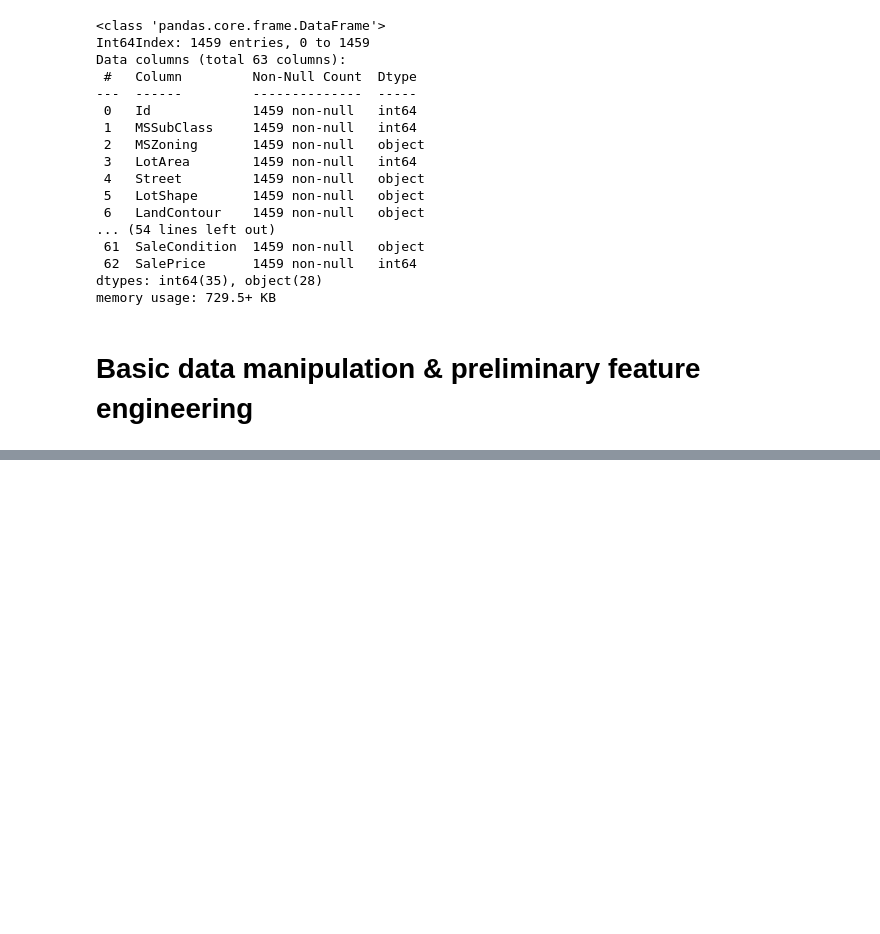
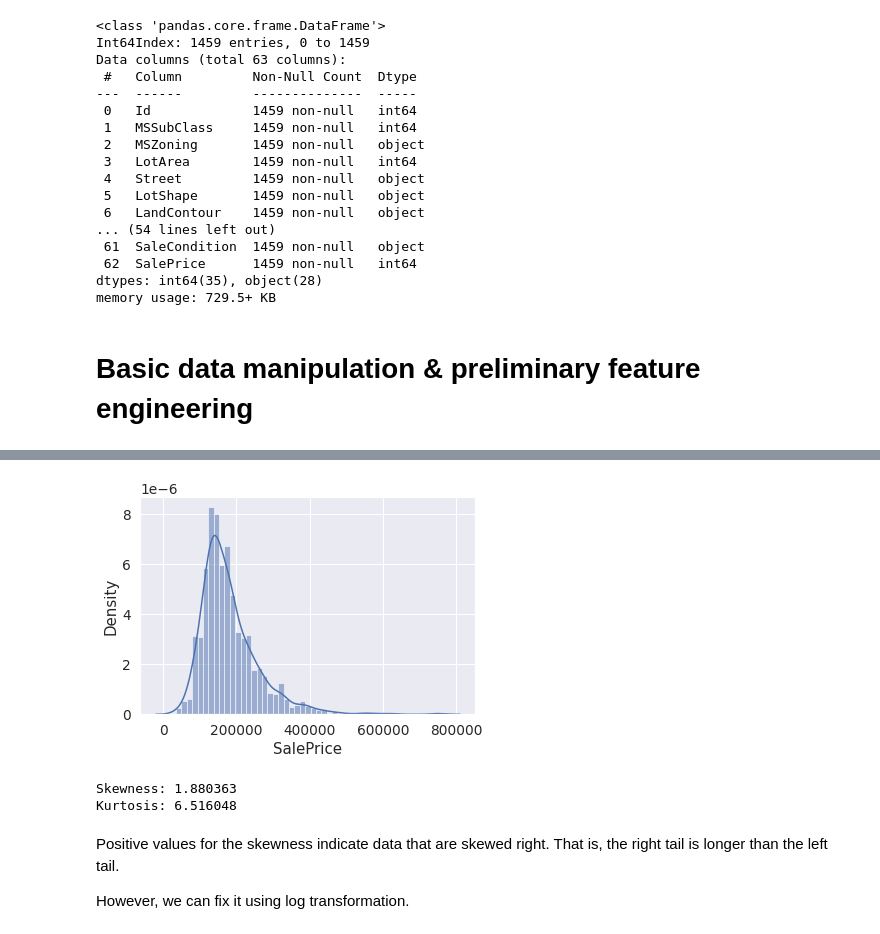
Before and after one commit to gkorpal/TeamPoplar, a Jupyter notebook: gkorpal/data_cleaning-preprocessing.ipynb, the cells around one changed output, grey strips where cells are left out. Drawn from its saved outputs; the diff is of its cells as text; code cells hidden in the pictures; blank space fills up the shorter version.

```diff
--- a/gkorpal/data_cleaning-preprocessing.ipynb
+++ b/gkorpal/data_cleaning-preprocessing.ipynb
@@ -237,0 +303,18 @@ memory usage: 729.5+ KB
+# %%
+# visualizing the cleaned distribution
+sns.histplot(
+    htrain['SalePrice'], kde=True,
+    stat="density", kde_kws=dict(cut=3));
+# %% [output]
+[figure, added]
+# %%
+# We can again look at the deviation from standard norm
+print("Skewness: %f" % htrain['SalePrice'].skew())
+print("Kurtosis: %f" % htrain['SalePrice'].kurt())
+# %% [output]
+Skewness: 1.880363
+Kurtosis: 6.516048
+# %% [markdown]
+Positive values for the skewness indicate data that are skewed right. That is, the right tail is longer than the left tail.
+
+However, we can fix it using log transformation.
```
Also changed, not shown: parts of 19 cells of this notebook.
